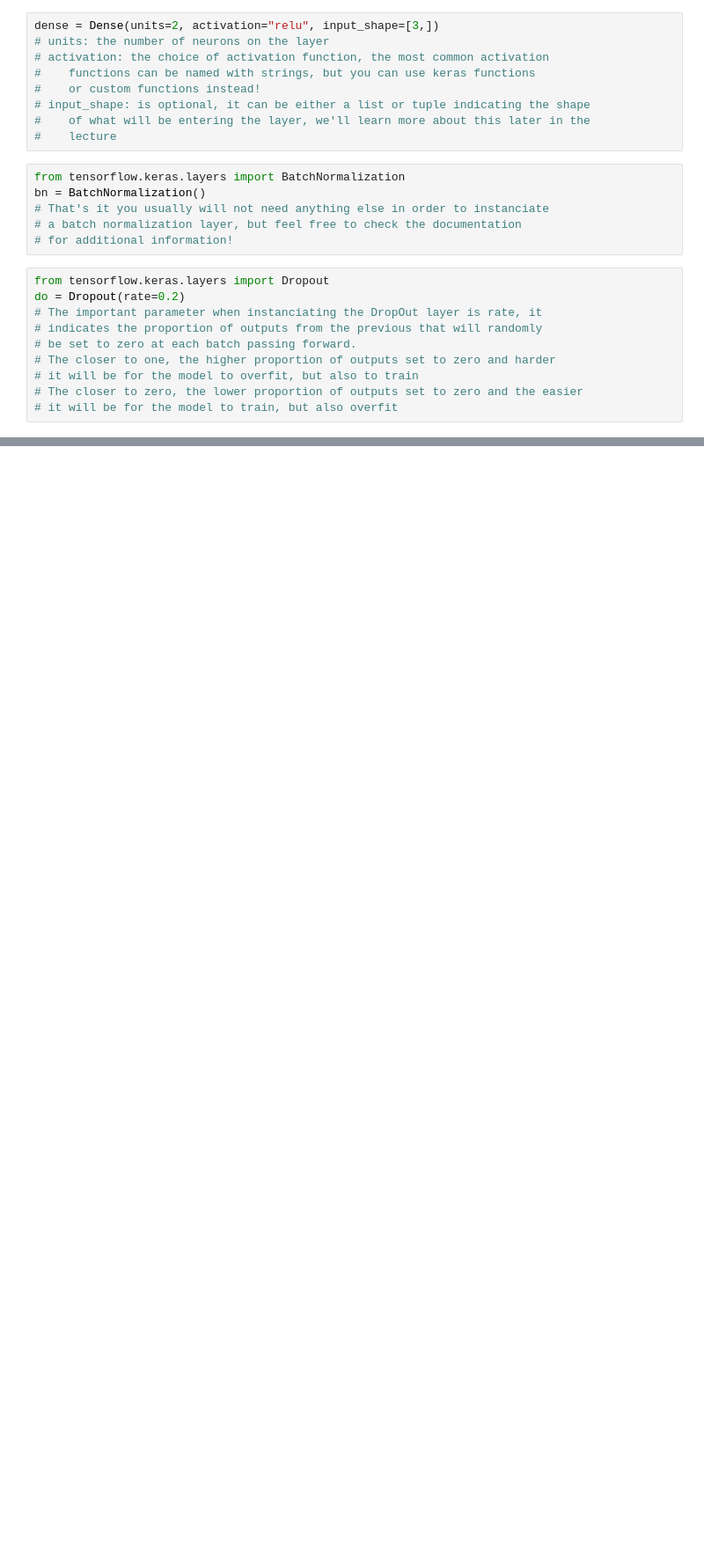
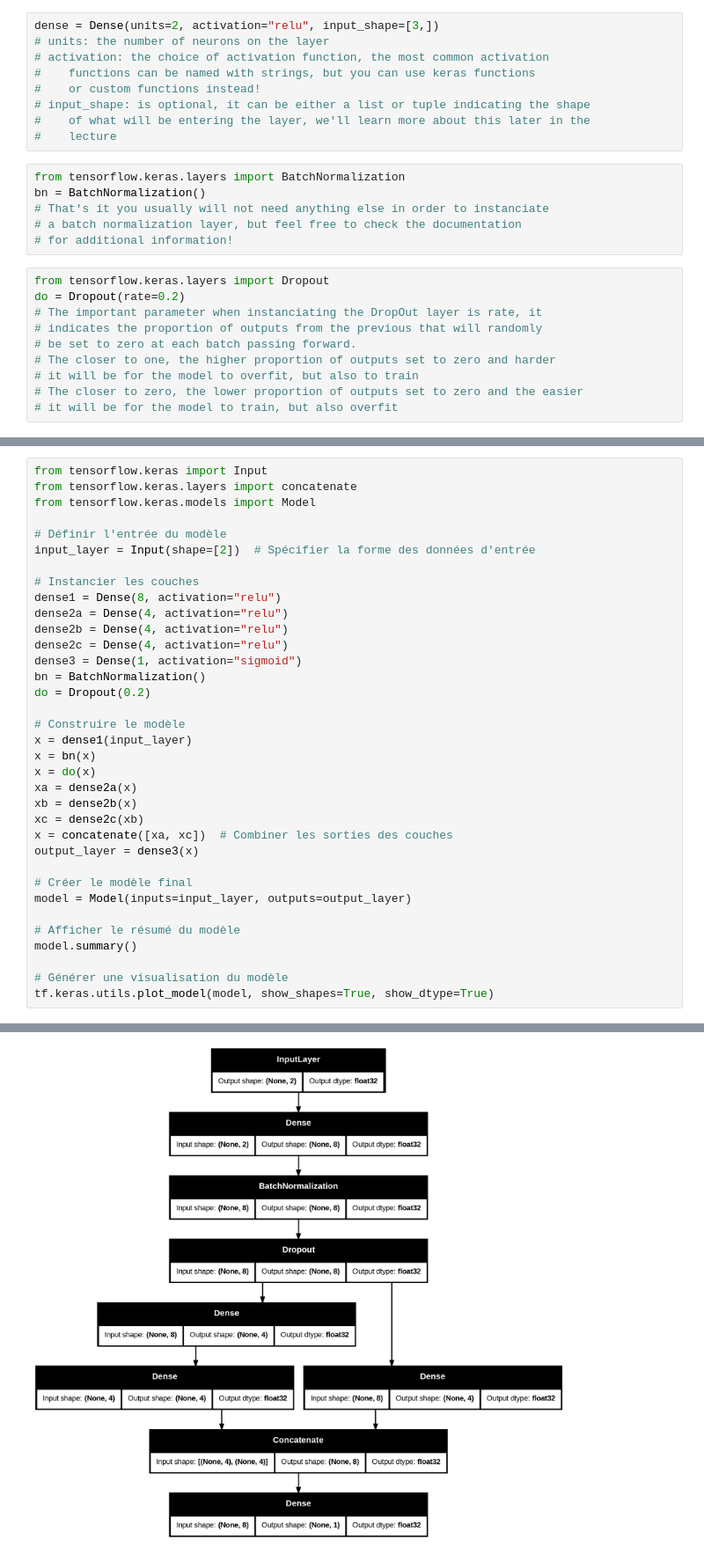
Before and after one commit to msche81/2-Jedha_Fullstack, a Jupyter notebook: 8_deep_learning/2_Neural_Networks/1-4_Introduction_to_tensorflow.ipynb, the cells around one changed output, grey strips where cells are left out. Shown at 88% size. Saved outputs shown, nothing was run; the diff lists cells and outputs as text; blank space fills up the shorter version.

```diff
--- a/8_deep_learning/2_Neural_Networks/1-4_Introduction_to_tensorflow.ipynb
+++ b/8_deep_learning/2_Neural_Networks/1-4_Introduction_to_tensorflow.ipynb
@@ -29,0 +206,36 @@ do = Dropout(rate=0.2)
+# %%
+from tensorflow.keras import Input
+from tensorflow.keras.layers import concatenate
+from tensorflow.keras.models import Model
+
+# Définir l'entrée du modèle
+input_layer = Input(shape=[2])  # Spécifier la forme des données d'entrée
+
+# Instancier les couches
+dense1 = Dense(8, activation="relu")
+dense2a = Dense(4, activation="relu")
+dense2b = Dense(4, activation="relu")
+dense2c = Dense(4, activation="relu")
+dense3 = Dense(1, activation="sigmoid")
+bn = BatchNormalization()
+do = Dropout(0.2)
+
+# Construire le modèle
+x = dense1(input_layer)
+x = bn(x)
+x = do(x)
+xa = dense2a(x)
+xb = dense2b(x)
+xc = dense2c(xb)
+x = concatenate([xa, xc])  # Combiner les sorties des couches
+output_layer = dense3(x)
+
+# Créer le modèle final
+model = Model(inputs=input_layer, outputs=output_layer)
+
+# Afficher le résumé du modèle
+model.summary()
+
+# Générer une visualisation du modèle
+tf.keras.utils.plot_model(model, show_shapes=True, show_dtype=True)
+# %% [output]
@@ -29,0 +263 @@ do = Dropout(rate=0.2)
+[figure, added]
```
Also changed, not shown: parts of 34 cells of this notebook, 2 other files.
